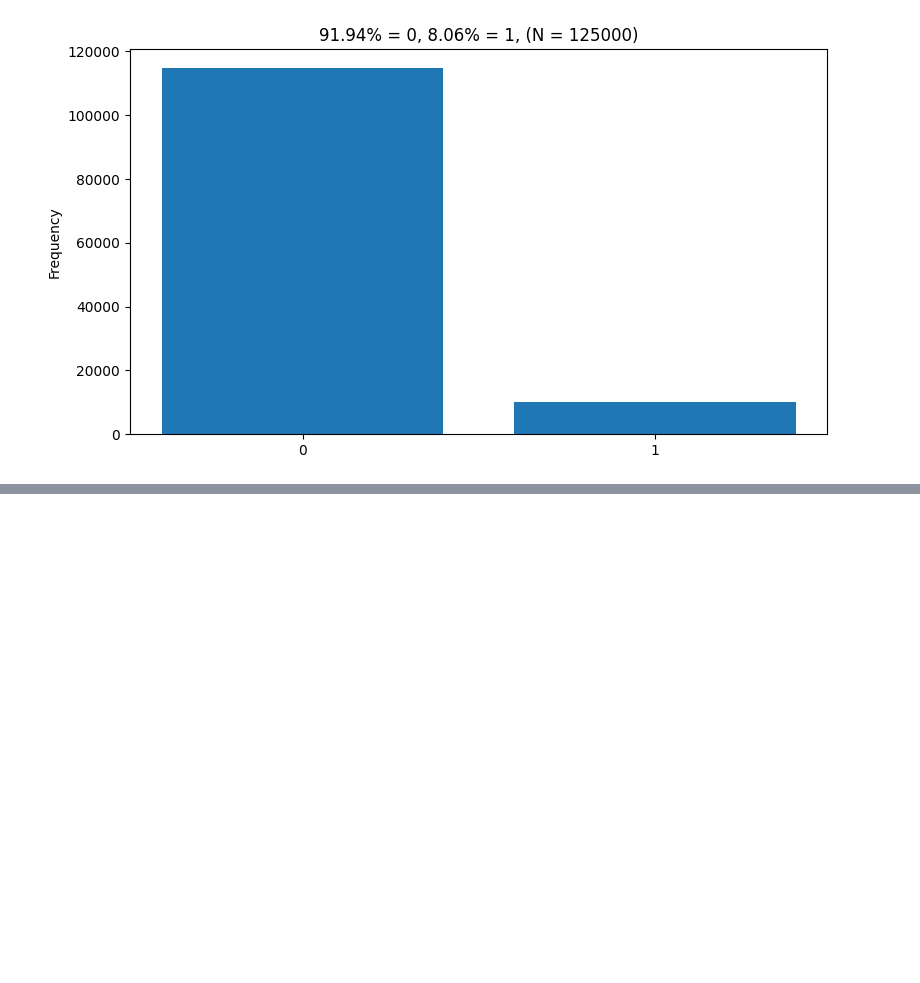
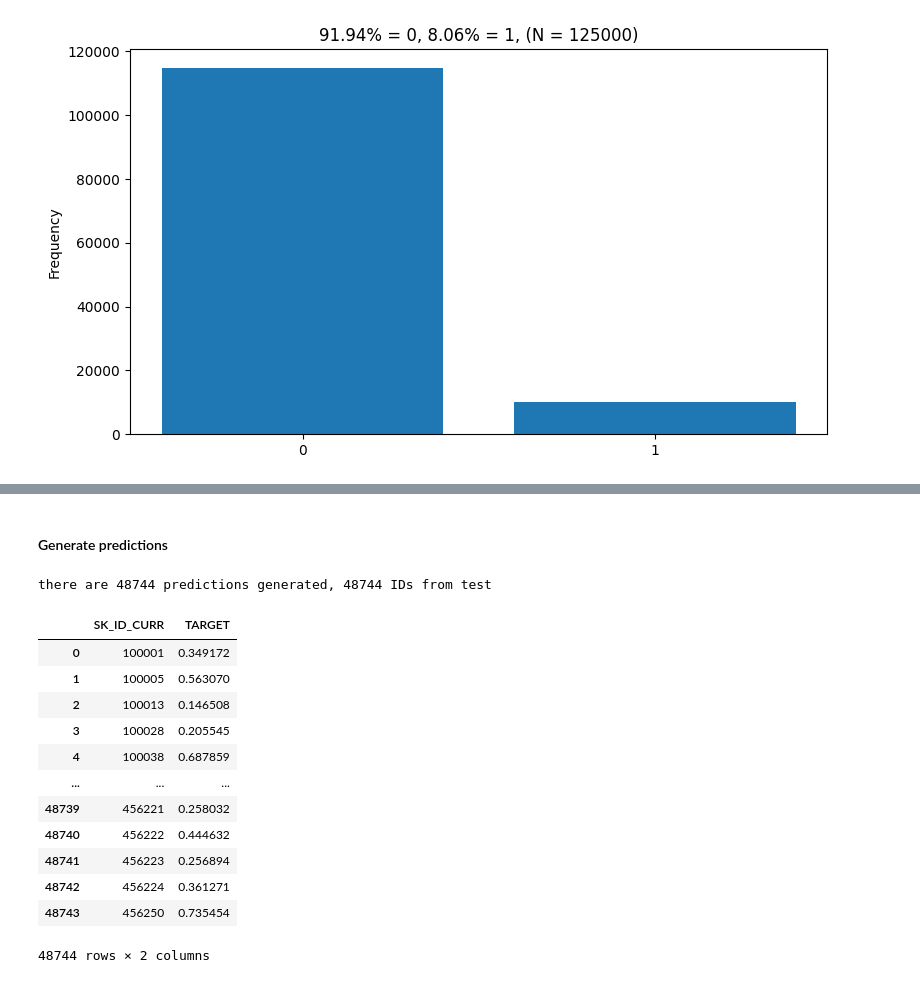
Before and after one commit to jqiu7610/20240504_home_credit_default_risk, a Jupyter notebook: notebook.ipynb, the cells around one changed output, grey strips where cells are left out. Saved outputs shown, nothing was run; the diff lists cells and outputs as text; code cells hidden in the pictures; blank space fills up the shorter version.

```diff
--- a/notebook.ipynb
+++ b/notebook.ipynb
@@ -409,0 +623,4 @@ list_no_var
+# %%
+# balance the target
+class_weights = 1 / (y_train.value_counts() / len(y_train))
+class_weights
@@ -409,0 +632,12 @@ list_no_var
+# %%
+model_inference = cb.CatBoostClassifier(iterations=10000,
+                                   # task_type='GPU',
+                                   learning_rate=0.005,
+                                   depth=4,
+                                   early_stopping_rounds=2000,
+                                   loss_function='Logloss',
+                                   eval_metric='AUC',
+                                   class_weights=class_weights,
+                                   verbose=200,)
+# %%
+model_inference.fit(x_train, y_train, eval_set=(x_valid, y_valid))
@@ -409,0 +663,25 @@ list_no_var
+# %% [markdown]
+#### Generate predictions
+# %%
+pred = model_inference.predict_proba(x_test)[:,1]
+print(f'there are {len(pred)} predictions generated, {len(arr_ids_test)} IDs from test') # checks out
+# %% [output]
+there are 48744 predictions generated, 48744 IDs from test
+# %%
+df_submission = pd.DataFrame({'SK_ID_CURR': arr_ids_test, 'TARGET': pred})
+df_submission.to_csv('./output/df_submission_james_qiu.csv', index=False)
+df_submission
+# %% [output]
+|  | SK_ID_CURR | TARGET |
+| 0 | 100001 | 0.349172 |
+| 1 | 100005 | 0.563070 |
+| 2 | 100013 | 0.146508 |
+| 3 | 100028 | 0.205545 |
+| 4 | 100038 | 0.687859 |
+| ... | ... | ... |
+| 48739 | 456221 | 0.258032 |
+| 48740 | 456222 | 0.444632 |
+| 48741 | 456223 | 0.256894 |
+| 48742 | 456224 | 0.361271 |
+| 48743 | 456250 | 0.735454 |
+48744 rows × 2 columns
```
Also changed, not shown: parts of 45 cells of this notebook, 39 other files.
